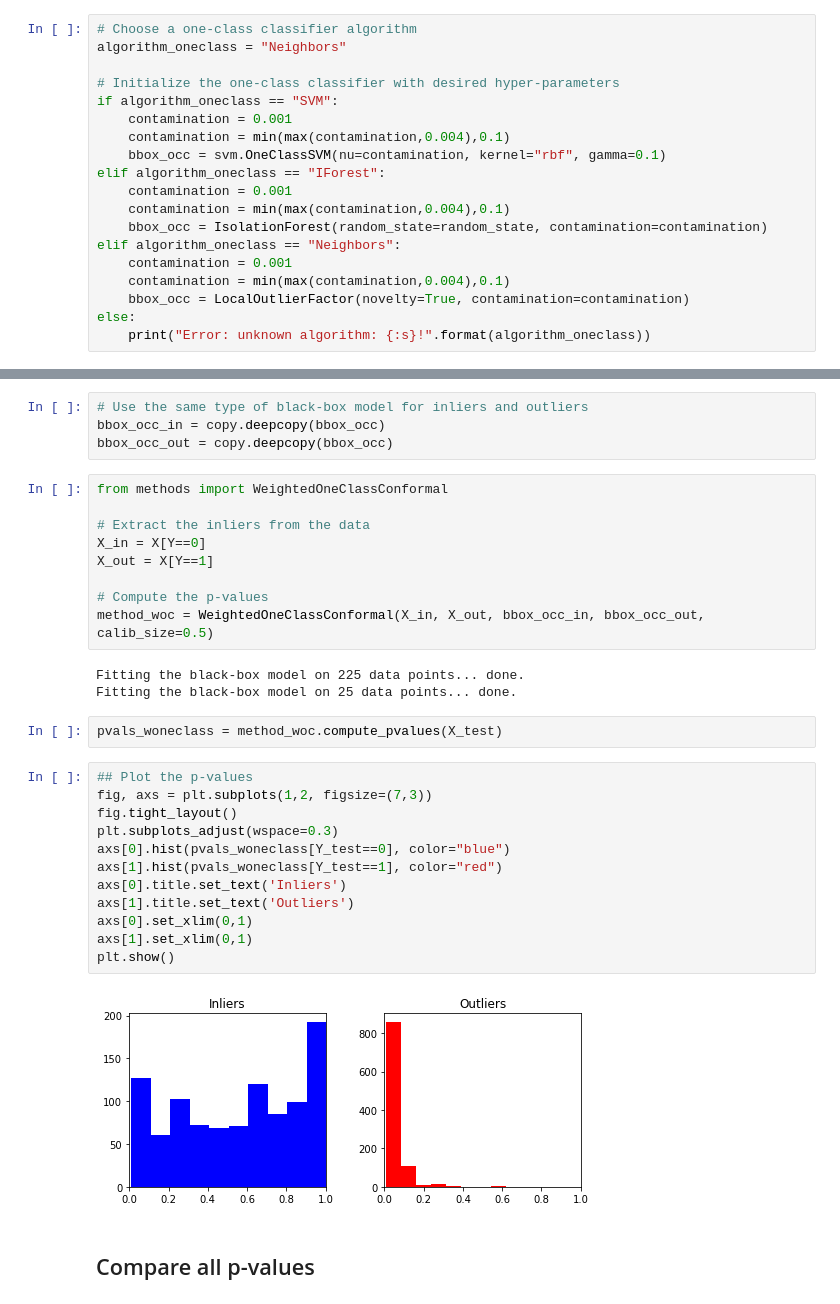
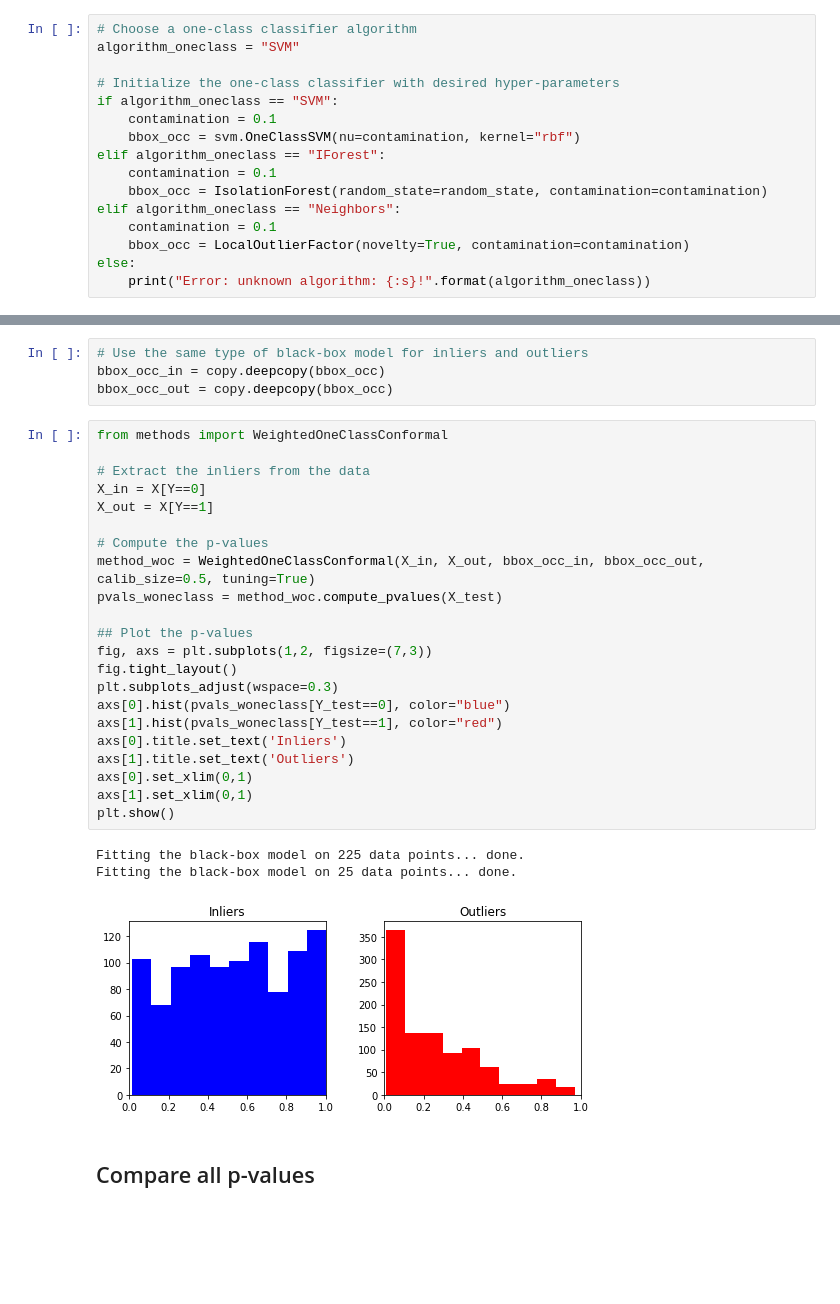
Before and after one commit to ZiyiLiang/weighted_conformal_pvalues, a Jupyter notebook: examples/example-1.ipynb, the cells around one changed output, grey strips where cells are left out. Saved outputs shown, nothing was run; the diff lists cells and outputs as text; blank space fills up the shorter version.

```diff
--- a/examples/example-1.ipynb
+++ b/examples/example-1.ipynb
@@ -102,20 +174,17 @@ plt.show()
 ## Conformal p-values via one-class classification
 # %%
 # Choose a one-class classifier algorithm
-algorithm_oneclass = "Neighbors"
+algorithm_oneclass = "SVM"
 
 # Initialize the one-class classifier with desired hyper-parameters
 if algorithm_oneclass == "SVM":
-    contamination = 0.001
-    contamination = min(max(contamination,0.004),0.1)
-    bbox_occ = svm.OneClassSVM(nu=contamination, kernel="rbf", gamma=0.1)
+    contamination = 0.1
+    bbox_occ = svm.OneClassSVM(nu=contamination, kernel="rbf")
 elif algorithm_oneclass == "IForest":
-    contamination = 0.001
-    contamination = min(max(contamination,0.004),0.1)
+    contamination = 0.1
     bbox_occ = IsolationForest(random_state=random_state, contamination=contamination)
 elif algorithm_oneclass == "Neighbors":
-    contamination = 0.001
-    contamination = min(max(contamination,0.004),0.1)
+    contamination = 0.1
     bbox_occ = LocalOutlierFactor(novelty=True, contamination=contamination)
 else:
     print("Error: unknown algorithm: {:s}!".format(algorithm_oneclass))
@@ -196,31 +223,29 @@ bbox_occ_out = copy.deepcopy(bbox_occ)
 # %%
 from methods import WeightedOneClassConformal
 
 # Extract the inliers from the data
 X_in = X[Y==0]
 X_out = X[Y==1]
 
 # Compute the p-values
-method_woc = WeightedOneClassConformal(X_in, X_out, bbox_occ_in, bbox_occ_out, calib_size=0.5)
+method_woc = WeightedOneClassConformal(X_in, X_out, bbox_occ_in, bbox_occ_out, calib_size=0.5, tuning=True)
+pvals_woneclass = method_woc.compute_pvalues(X_test)
+
+## Plot the p-values
+fig, axs = plt.subplots(1,2, figsize=(7,3))
+fig.tight_layout()
+plt.subplots_adjust(wspace=0.3)
+axs[0].hist(pvals_woneclass[Y_test==0], color="blue")
+axs[1].hist(pvals_woneclass[Y_test==1], color="red")
+axs[0].title.set_text('Inliers')
+axs[1].title.set_text('Outliers')
+axs[0].set_xlim(0,1)
+axs[1].set_xlim(0,1)
+plt.show()
 # %% [output]
 Fitting the black-box model on 225 data points... done.
 Fitting the black-box model on 25 data points... done.
+[figure, added]
-# %%
-pvals_woneclass = method_woc.compute_pvalues(X_test)
-# %%
-## Plot the p-values
-fig, axs = plt.subplots(1,2, figsize=(7,3))
-fig.tight_layout()
-plt.subplots_adjust(wspace=0.3)
-axs[0].hist(pvals_woneclass[Y_test==0], color="blue")
-axs[1].hist(pvals_woneclass[Y_test==1], color="red")
-axs[0].title.set_text('Inliers')
-axs[1].title.set_text('Outliers')
-axs[0].set_xlim(0,1)
-axs[1].set_xlim(0,1)
-plt.show()
-# %% [output]
-[figure, removed]
 # %% [markdown]
 ## Compare all p-values
 # %%
```
Also changed, not shown: parts of 12 cells of this notebook, 2 other files.
